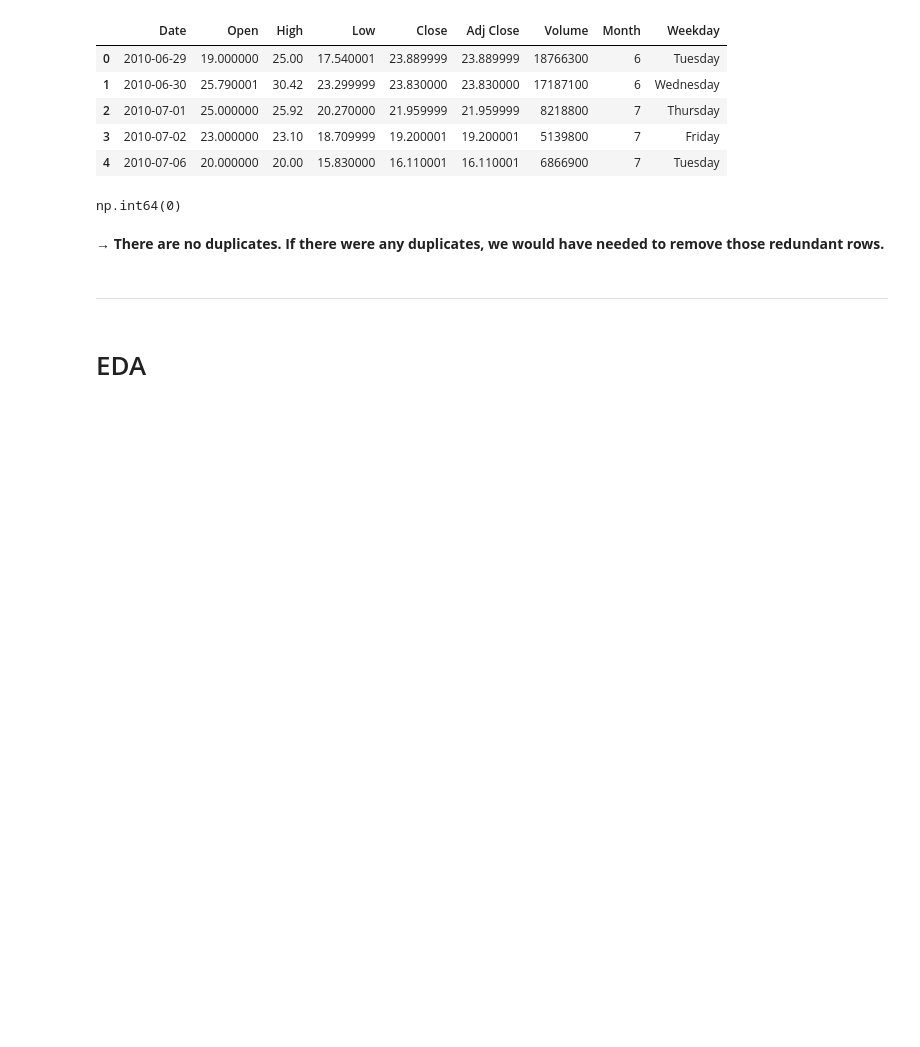
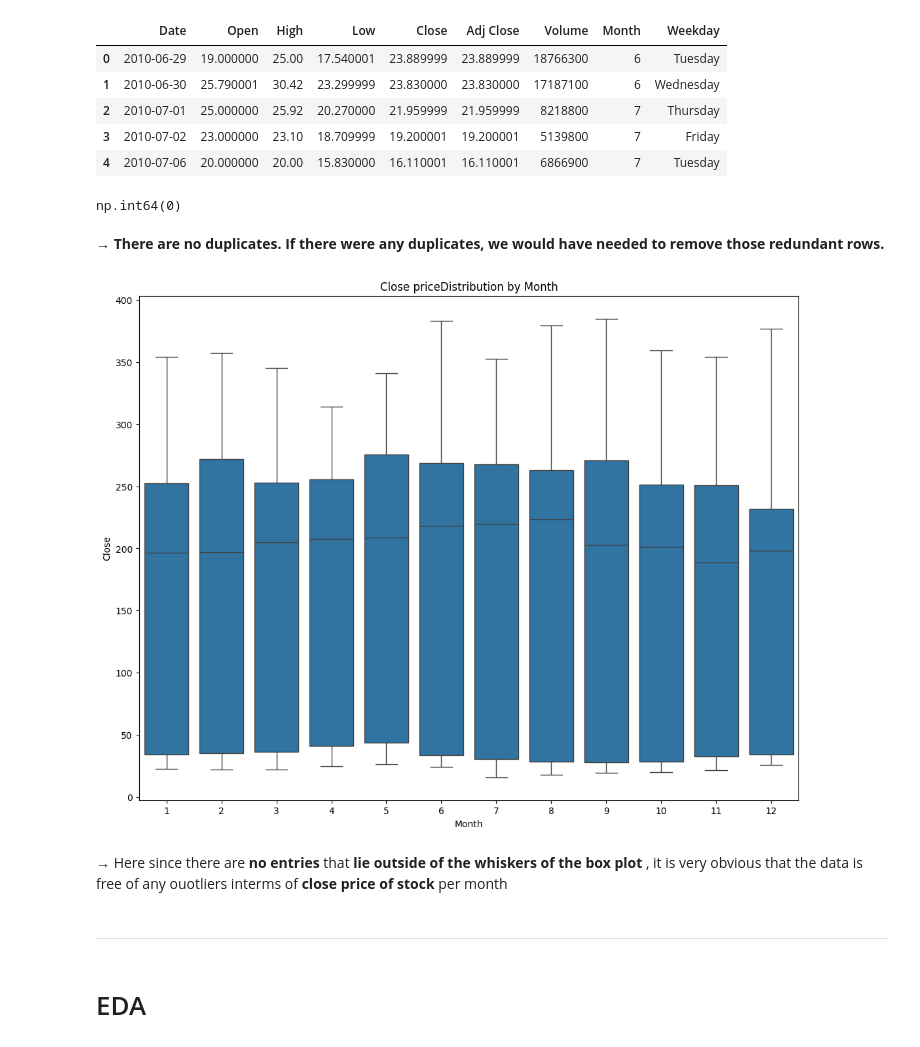
Before and after one commit to sazisblu/Stock-Prediction-Model, a Jupyter notebook: proj.ipynb, the cells around one changed output. Drawn from its saved outputs; the diff is of its cells as text; code cells hidden in the pictures; blank space fills up the shorter version.

```diff
--- a/proj.ipynb
+++ b/proj.ipynb
@@ -159,6 +159,17 @@ df.duplicated().sum()
 np.int64(0)
 # %% [markdown]
 → **There are no duplicates. If there were any duplicates, we would  have needed  to remove those  redundant rows.**
+# %%
+# to check if there are any Outliers
+plt.figure(figsize=(13,10))
+sn.boxplot(x='Month', y='Close', data=df)
+plt.title('Close priceDistribution by Month')
+plt.xticks(rotation=0)
+plt.show()
+# %% [output]
+[figure, added]
+# %% [markdown]
+→ Here since there are **no entries** that **lie outside of the whiskers of the box plot** , it is very obvious that the data is free of any ouotliers interms of **close price of stock** per month
 # %% [markdown]
 ---
 # %% [markdown]
```
Also changed, not shown: parts of 13 cells of this notebook, 3 other files.
